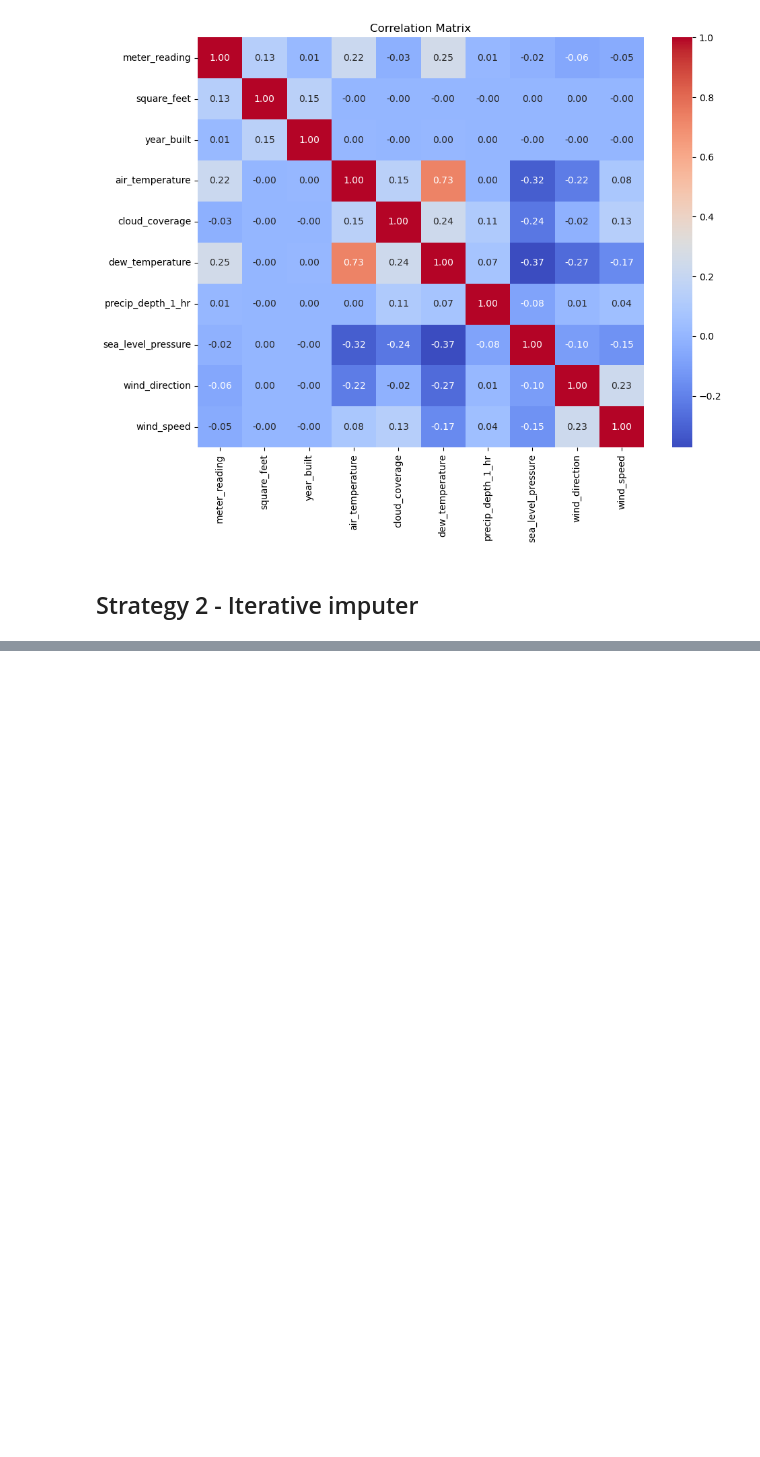
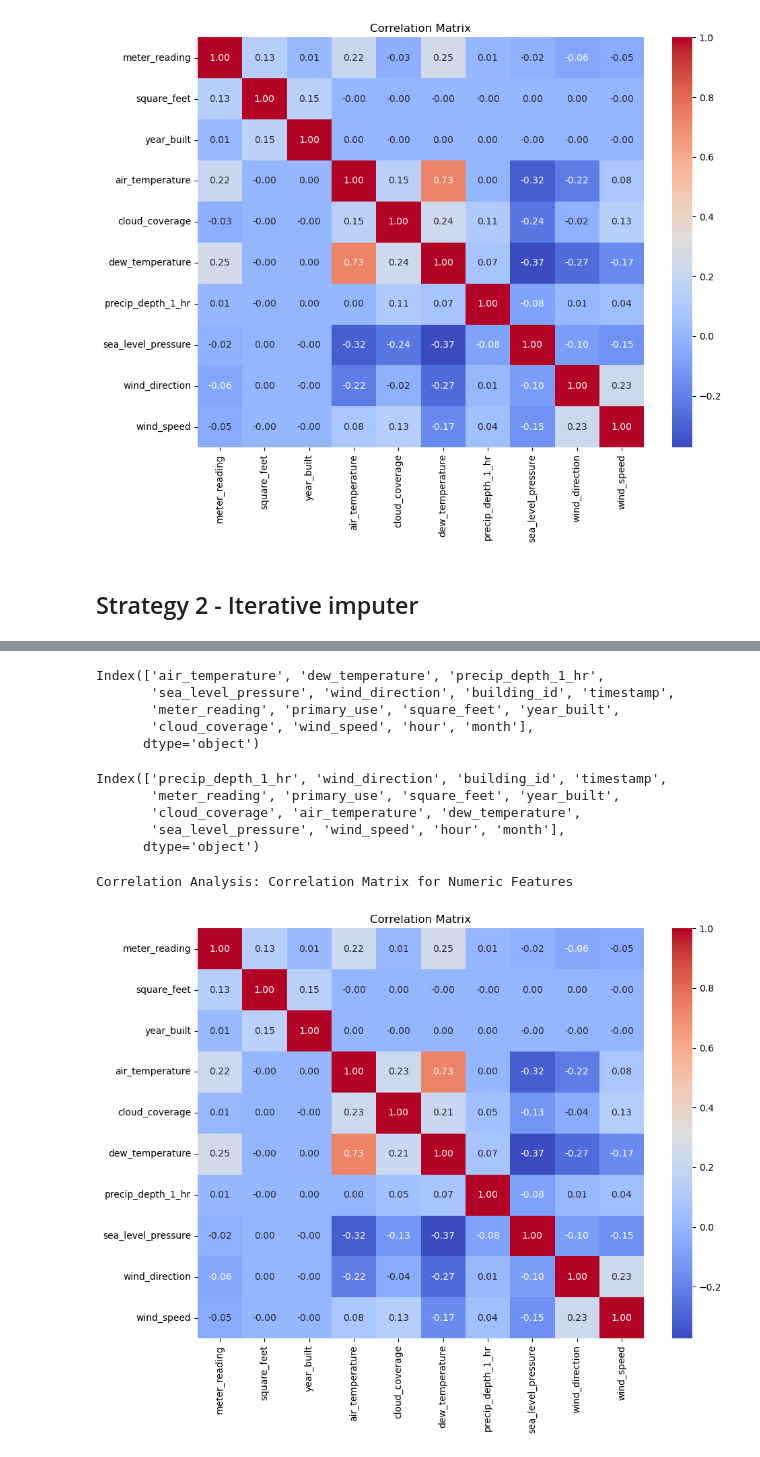
Before and after one commit to ss7172/MLforClimate, a Jupyter notebook: eda.ipynb, the cells around one changed output, grey strips where cells are left out. Cells and saved outputs as stored; diff of their text form; code cells hidden in the pictures; blank space fills up the shorter version.

Commit message:
completed 2 strategies for cloud coverage - other covering strategies to be completed later

```diff
--- a/eda.ipynb
+++ b/eda.ipynb
@@ -535,0 +534,34 @@ df_imputed['cloud_coverage_model_imputed'].isnull().sum()
+# %%
+df_transformed_1.columns
+# %% [output]
+Index(['air_temperature', 'dew_temperature', 'precip_depth_1_hr',
+       'sea_level_pressure', 'wind_direction', 'building_id', 'timestamp',
+       'meter_reading', 'primary_use', 'square_feet', 'year_built',
+       'cloud_coverage', 'wind_speed', 'hour', 'month'],
+      dtype='object')
+# %%
+df_iterative_imputer = pd.concat([df_transformed_1.drop(columns=impute_features), df_imputed], axis=1)
+df_iterative_imputer['cloud_coverage'].isnull().sum()
+df_iterative_imputer.columns
+# %% [output]
+Index(['precip_depth_1_hr', 'wind_direction', 'building_id', 'timestamp',
+       'meter_reading', 'primary_use', 'square_feet', 'year_built',
+       'cloud_coverage', 'air_temperature', 'dew_temperature',
+       'sea_level_pressure', 'wind_speed', 'hour', 'month'],
+      dtype='object')
+# %%
+print("Correlation Analysis: Correlation Matrix for Numeric Features")
+numeric_cols = ['meter_reading', 'square_feet', 'year_built', 'air_temperature', 'cloud_coverage',
+                'dew_temperature', 'precip_depth_1_hr', 'sea_level_pressure',
+                'wind_direction', 'wind_speed']
+corr_matrix = df_iterative_imputer[numeric_cols].corr()
+
+plt.figure(figsize=(10, 8))
+sns.heatmap(corr_matrix, annot=True, cmap='coolwarm', fmt=".2f")
+plt.title('Correlation Matrix')
+plt.tight_layout()
+plt.savefig('./plots/correlation_matrix_iterative_imputer_cloudcoverage.png')
+plt.show()
+# %% [output]
+Correlation Analysis: Correlation Matrix for Numeric Features
+[figure, added]
```
Also changed, not shown: parts of 18 cells of this notebook, 7 other files.
